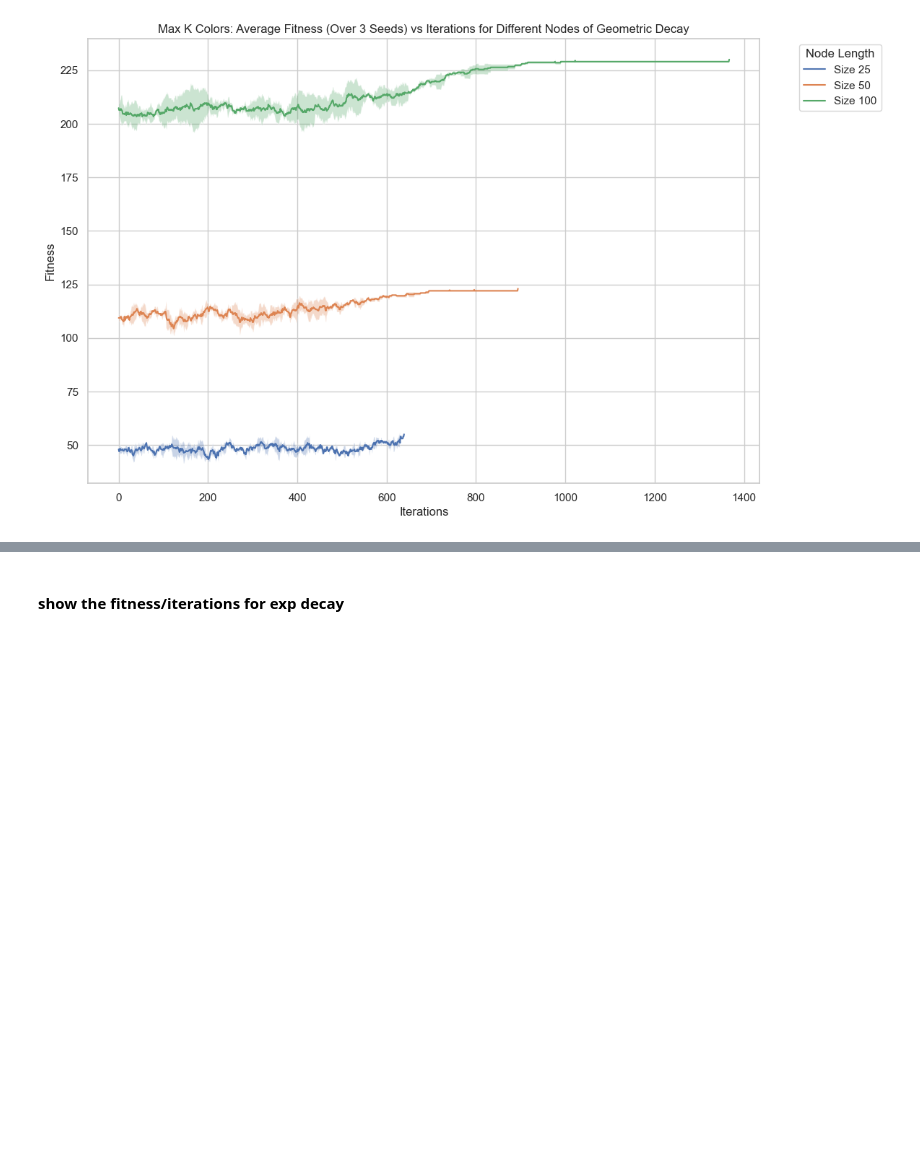
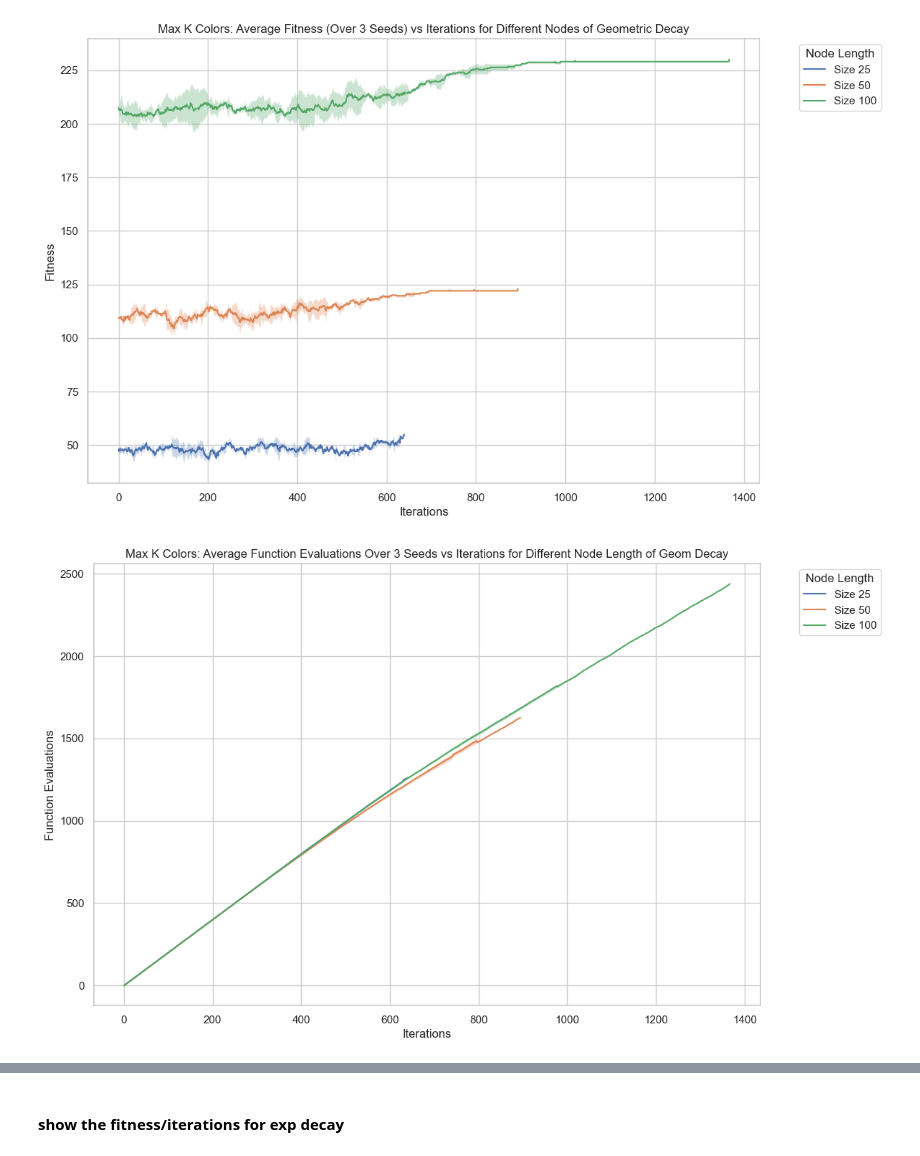
Before and after one commit to melodyyu/cs7641-a2-optimization, a Jupyter notebook: maxKColors_optimization.ipynb, the cells around one changed output, grey strips where cells are left out. Saved outputs shown, nothing was run; the diff lists cells and outputs as text; code cells hidden in the pictures; blank space fills up the shorter version.

Commit message:
sa final graphs for geom and exp decay

```diff
--- a/maxKColors_optimization.ipynb
+++ b/maxKColors_optimization.ipynb
@@ -815,3 +815,31 @@ plt.grid(True)
 plt.show()
 # %% [output]
 [figure]
+# %%
+sns.set(style="whitegrid")
+
+# Plot average function evaluations over iterations for each problem size, showing variance
+plt.figure(figsize=(12, 8))
+
+for size in problem_sizes:
+    temp_df = curve_df[curve_df['Problem_Size'] == size]
+
+    # Group by iteration and calculate mean and variance for function evaluations
+    grouped = temp_df.groupby('Iteration').agg(
+        mean_fevals=('FEvals', 'mean'),
+        std_fevals=('FEvals', 'std')
+    ).reset_index()
+
+    # Plot mean function evaluations with shaded error bars (standard deviation)
+    sns.lineplot(x='Iteration', y='mean_fevals', data=grouped, label=f'Size {size}')
+    plt.fill_between(grouped['Iteration'], grouped['mean_fevals'] - grouped['std_fevals'],
+                     grouped['mean_fevals'] + grouped['std_fevals'], alpha=0.3)
+
+plt.xlabel('Iterations')
+plt.ylabel('Function Evaluations')
+plt.title('Max K Colors: Average Function Evaluations Over 3 Seeds vs Iterations for Different Node Length of Geom Decay')
+plt.legend(title='Node Length', bbox_to_anchor=(1.05, 1), loc='upper left')
+plt.grid(True)
+plt.show()
+# %% [output]
+[figure, added]
```
Also changed, not shown: parts of 5 cells of this notebook.
